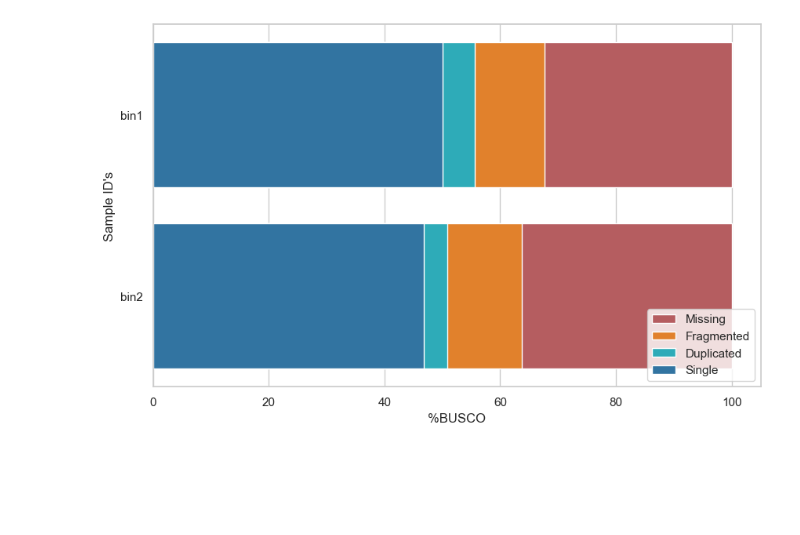
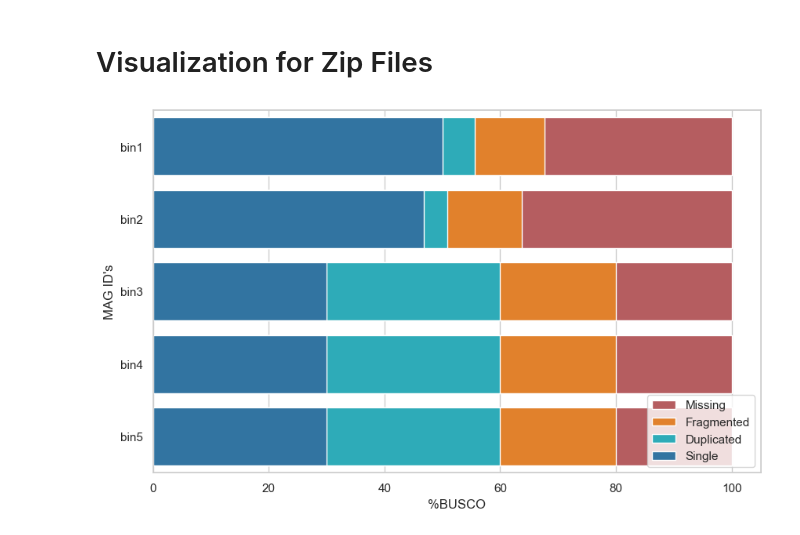
Before and after one commit to bokulich-lab/q2-moshpit, a Jupyter notebook: q2_moshpit/notebooks/busco_plots.ipynb, the cells around one changed output. Drawn from its saved outputs; the diff is of its cells as text; code cells hidden in the pictures; blank space fills up the shorter version.

```diff
--- a/q2_moshpit/notebooks/busco_plots.ipynb
+++ b/q2_moshpit/notebooks/busco_plots.ipynb
@@ -1,50 +1,59 @@
+# %% [markdown]
+# Visualization for Zip Files
 # %%
 import seaborn as sns
 %matplotlib inline
 import matplotlib.pyplot as plt
 import pandas as pd
 
 # Example data (same as in your code)
 data = {
-    'Input file': ['bin1.fasta', 'bin2.fasta'],
-    'Dataset': ['bacteria_odb10', 'bacteria_odb10'],
-    'Complete': [55.6, 50.8],
-    'Single': [50.0, 46.8],
-    'Duplicated': [5.6, 4.0],
-    'Fragmented': [12.1, 12.9],
-    'Missing': [32.3, 36.3],
-    'n_markers': [124, 124],
-    'Scaffold N50': [5383, 5627],
-    'Contigs N50': [5383, 5627],
-    'Percent gaps': ['0.000%', '0.000%'],
-    'Number of scaffolds': [594, 537]
+    'Input file': ['bin1.fasta', 'bin2.fasta', 'bin3.fasta', 'bin4.fasta', 'bin5.fasta'],
+    'Dataset': ['bacteria_odb10', 'bacteria_odb10','bacteria_odb10', 'bacteria_odb10','bacteria_odb10'],
+    'Complete': [55.6, 50.8, 60, 60, 60],
+    'Single': [50.0, 46.8, 30, 30, 30],
+    'Duplicated': [5.6, 4.0, 30, 30, 30],
+    'Fragmented': [12.1, 12.9, 20, 20, 20],
+    'Missing': [32.3, 36.3, 20, 20, 20],
+    'n_markers': [124, 124, 124, 124, 132],
+    'Scaffold N50': [5383, 5627, 123, 123, 123],
+    'Contigs N50': [5383, 5627, 123, 123, 123],
+    'Percent gaps': ['0.000%', '0.000%', '0.000%', '0.000%', '0.000%'],
+    'Number of scaffolds': [594, 537, 123, 123, 123]
 }
 
 # Create a DataFrame
 df = pd.DataFrame(data)
-df["single"] = df["Single"]
-df["duplicated"] = df["Single"] + df["Duplicated"]
-df["fragmented"] = df["duplicated"] + df["Fragmented"]
-df["missing"] = df["fragmented"] + df['Missing']
-df["input_file"] = df["Input file"].str.split('.', expand=True)[0]
+
+# Clean column names
+df.columns = df.columns.str.replace(' ', '_')
+df.columns = df.columns.str.replace('[^a-zA-Z0-9_]', '', regex=True)
+df.columns = df.columns.str.lower()
+df["mag_id"] = df["input_file"].str.split('.', expand=True)[0]
+
+# Make new columns for plotting
+df["single_"] = df["single"]
+df["duplicated_"] = df["single_"] + df["duplicated"]
+df["fragmented_"] = df["duplicated_"] + df["fragmented"]
+df["missing_"] = df["fragmented_"] + df['missing']
 
 # Set the style
 sns.set(style="whitegrid")
 sns.set_palette("colorblind")
 
 # Create a horizontal stacked barplot
 plt.figure(figsize=(10, 6))
-sns.barplot(data=df, y='input_file', x='missing', color='r', label='Missing')
-sns.barplot(data=df, y='input_file', x='fragmented', color='tab:orange', label='Fragmented')
-sns.barplot(data=df, y='input_file', x='duplicated', color='tab:cyan', label='Duplicated')
-sns.barplot(data=df, y='input_file', x='single', color='tab:blue', label='Single')
+sns.barplot(data=df, y='mag_id', x='missing_', color='r', label='Missing')
+sns.barplot(data=df, y='mag_id', x='fragmented_', color='tab:orange', label='Fragmented')
+sns.barplot(data=df, y='mag_id', x='duplicated_', color='tab:cyan', label='Duplicated')
+sns.barplot(data=df, y='mag_id', x='single_', color='tab:blue', label='Single')
 
 # Customize the plot
 plt.xlabel('%BUSCO')
-plt.ylabel("Sample ID's")
+plt.ylabel("MAG ID's")
 plt.legend(loc="lower right")
 
 # Show the plot
 plt.show()
 # %% [output]
-[figure, old version]
+[figure, new version]
```
Also changed, not shown: parts of 6 cells of this notebook, 4 other files.
